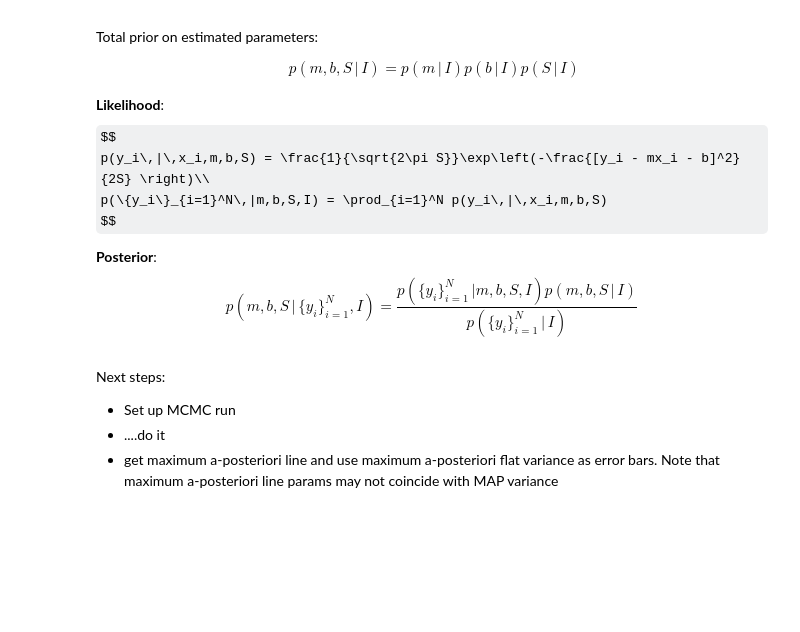
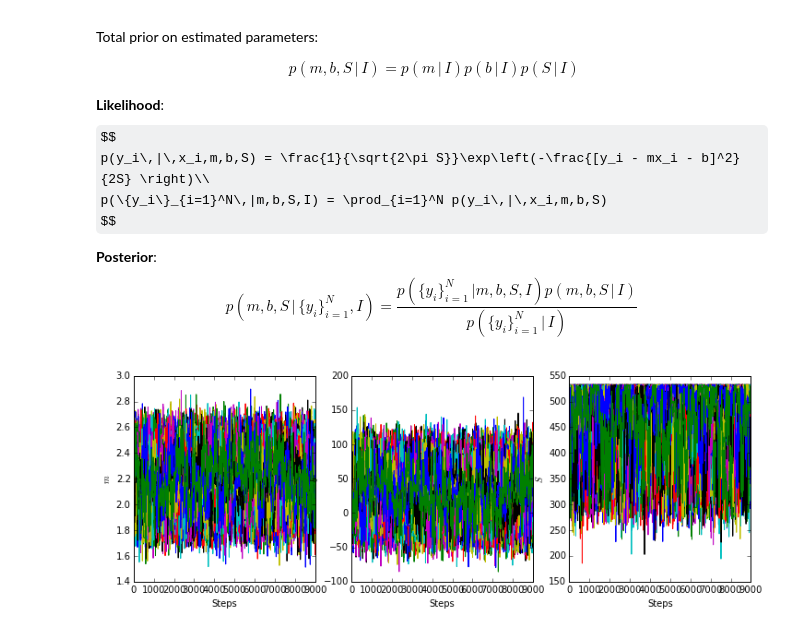
Before and after one commit to nhuntwalker/data_analysis_recipes, a Jupyter notebook: worked_exercises.ipynb, the cells around one changed output. Cells and saved outputs as stored; diff of their text form; code cells hidden in the pictures; some formulas as TeX source; blank space fills up the shorter version.

```diff
--- a/worked_exercises.ipynb
+++ b/worked_exercises.ipynb
@@ -768,8 +768,38 @@ def log_posterior(theta, x, y):
     ln_likelihood = np.log(likelihood(x, y, S, m, b, Pb, Yb, Vb))
     result = ln_prior + ln_likelihood
     return result
-# %% [markdown]
-Next steps:
-- Set up MCMC run
-- ....do it
-- get maximum a-posteriori line and use maximum a-posteriori flat variance as error bars. Note that maximum a-posteriori line params may not coincide with MAP variance
+# %%
+# starting positions in (m, b, S, Pb, Yb, Vb) for each walker.
+# I'm broad using eyeball estimates to start m, and b, as well as
+# a reasonable estimate for Pb
+guesses = np.array([1, 200, 485, 0.5, 1, 1])
+#decide on number of parameters to look over and number of walkers to use
+ndim, nwalkers = len(guesses), 100
+
+pos = [guesses + 1e-4*np.random.randn(ndim) for i in range(nwalkers)]
+
+sampler = emcee.EnsembleSampler(nwalkers, ndim, log_posterior, args=(x_samp, y_samp))
+n_steps = 10000
+sampler.run_mcmc(pos, n_steps);
+# %%
+# considering everything after the first 1000 steps
+samples = sampler.chain[:, 1000:, :]
+# %%
+plt.figure(figsize=(12,4))
+plt.subplot(131)
+plt.plot(samples[:,:,0].T)
+plt.ylabel("$m$")
+plt.xlabel("Steps")
+
+plt.subplot(132)
+plt.plot(samples[:,:,1].T)
+plt.ylabel("$b$")
+plt.xlabel("Steps")
+
+plt.subplot(133)
+plt.plot(samples[:,:,2].T)
+plt.ylabel("$S$")
+plt.xlabel("Steps")
+plt.show()
+# %% [output]
+[figure, added]
```
Also changed, not shown: parts of 15 cells of this notebook.
